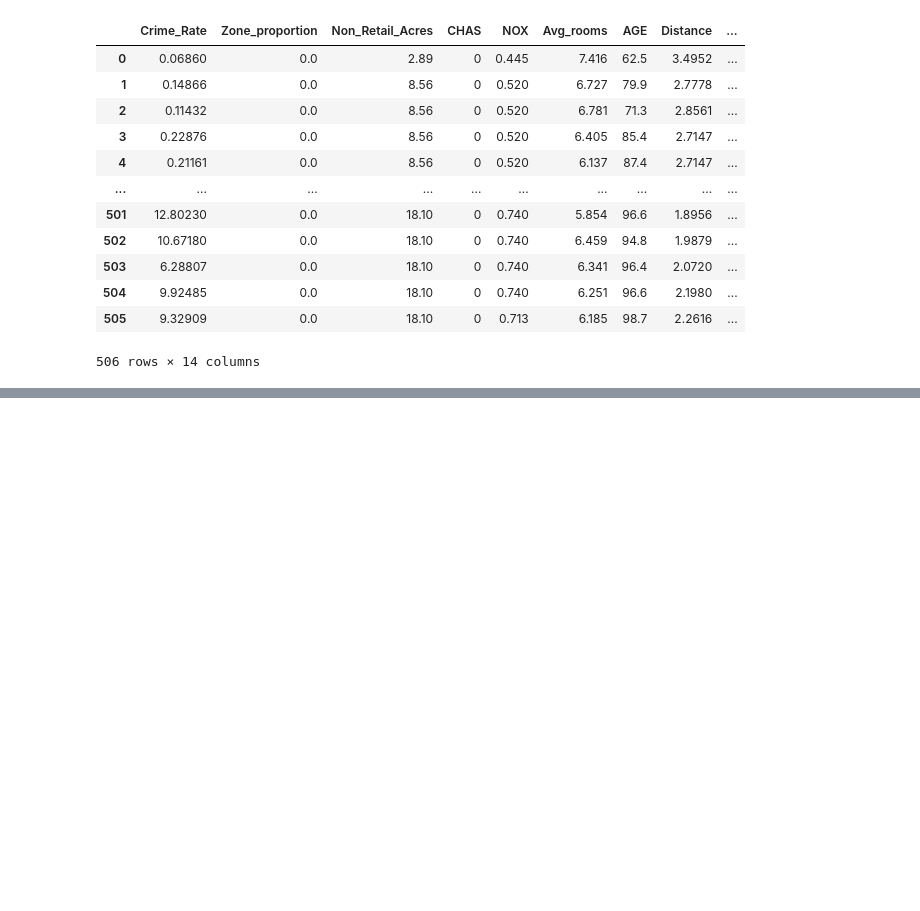
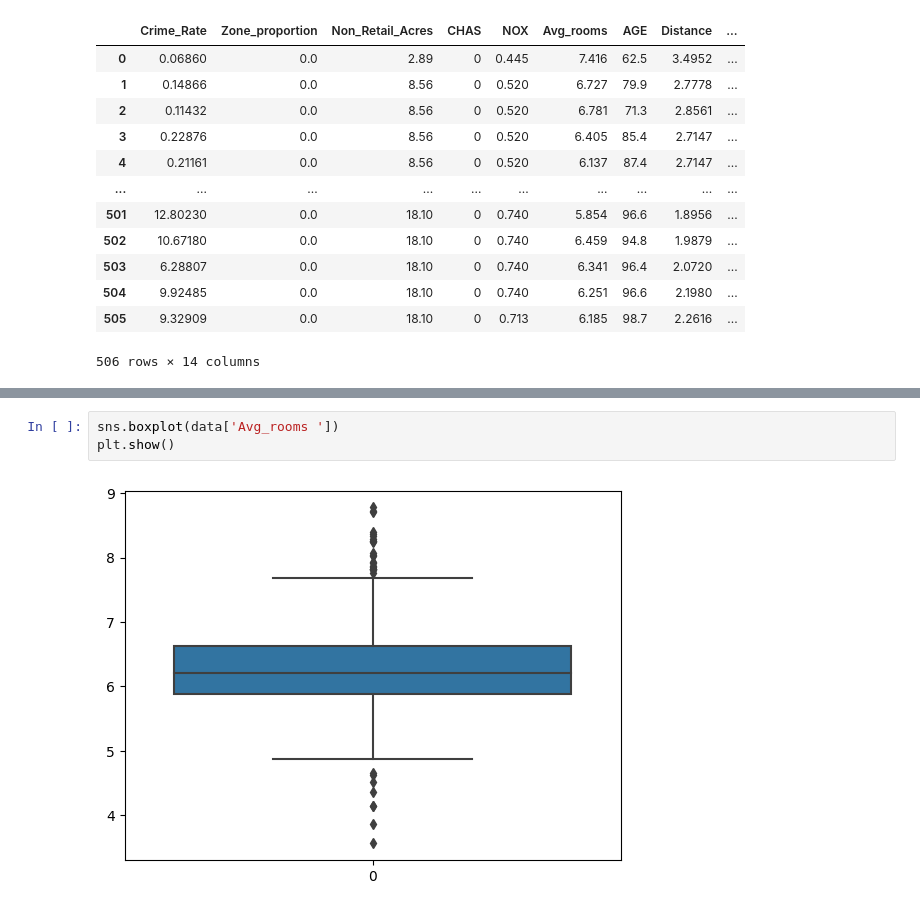
Before and after one commit to Arjun-P-Dinesh/Advanced-Machine-Learning, a Jupyter notebook: 2348506_LabProgram1.ipynb, the cells around one changed output, grey strips where cells are left out. Saved outputs shown, nothing was run; the diff lists cells and outputs as text; blank space fills up the shorter version.

```diff
--- a/2348506_LabProgram1.ipynb
+++ b/2348506_LabProgram1.ipynb
@@ -24,0 +113,5 @@ data
+# %%
+sns.boxplot(data['Avg_rooms '])
+plt.show()
+# %% [output]
+[figure, added]
```
Also changed, not shown: parts of 6 cells of this notebook.
